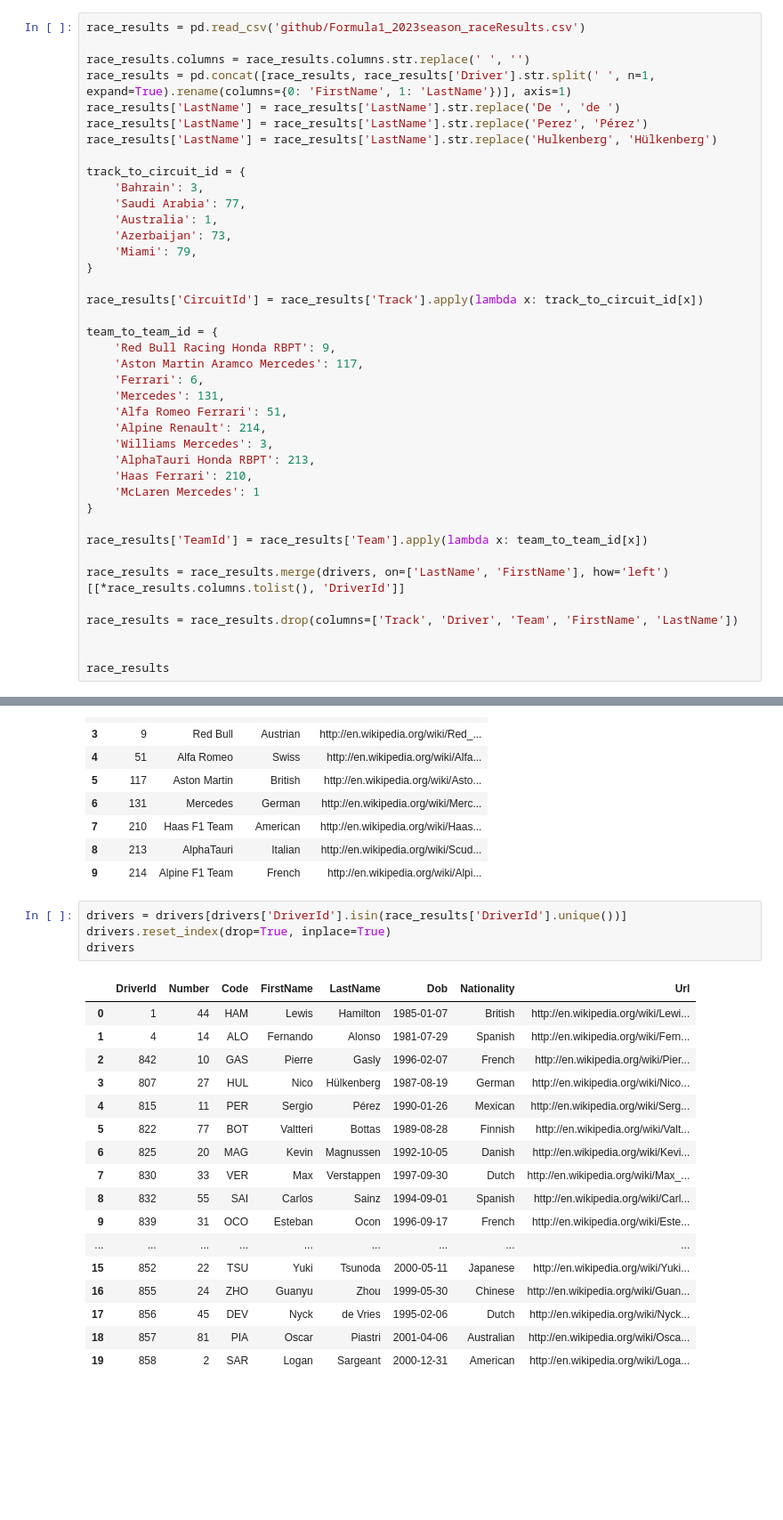
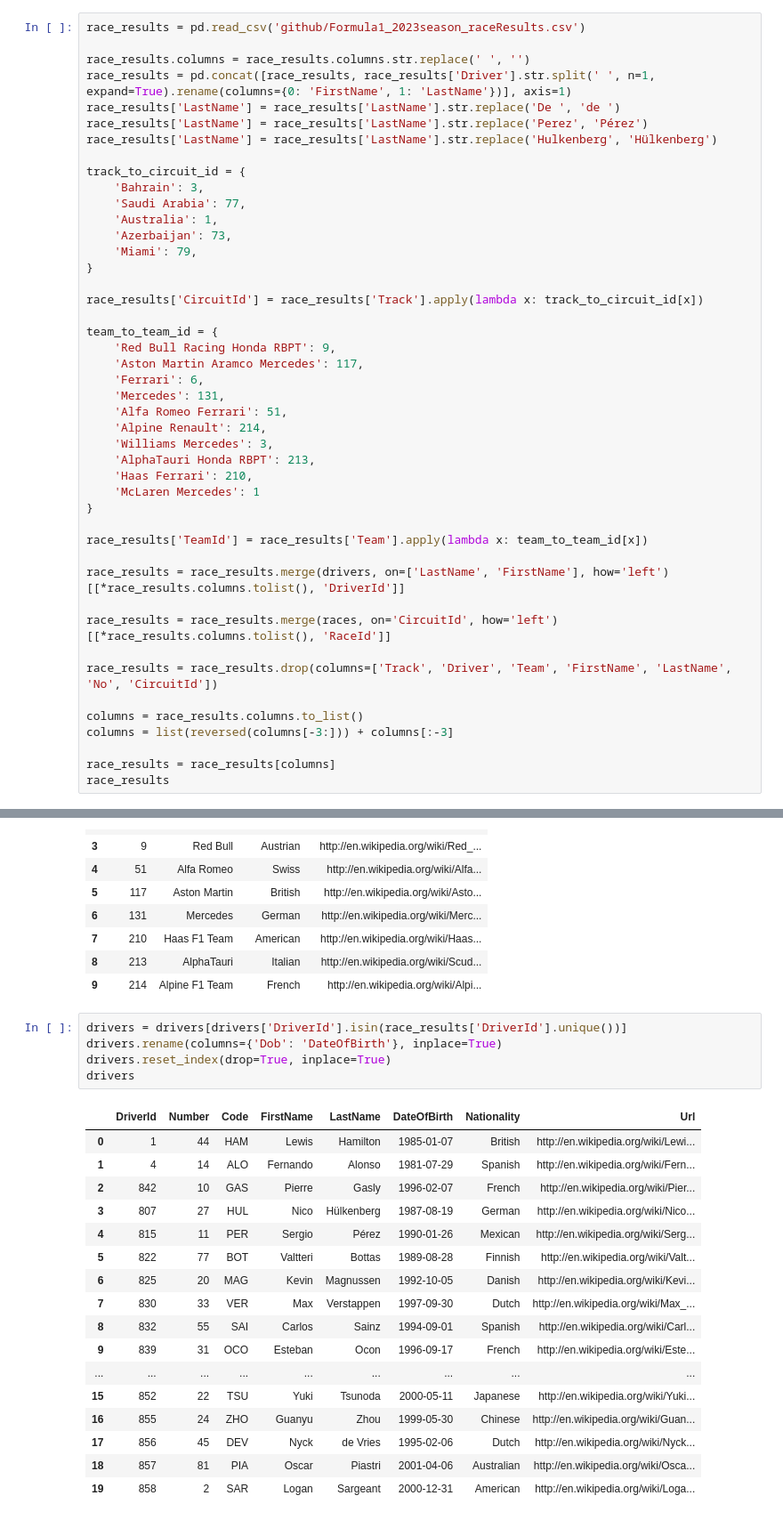
Before and after one commit to arekpaterak/formula1-app, a Jupyter notebook: Formula1/Dataset/cleaning.ipynb, the cells around one changed output, grey strips where cells are left out. Shown: that part at 89% size. Saved outputs shown, nothing was run; the diff lists cells and outputs as text; blank space fills up the shorter version.

```diff
--- a/Formula1/Dataset/cleaning.ipynb
+++ b/Formula1/Dataset/cleaning.ipynb
@@ -109,8 +111,13 @@ race_results['TeamId'] = race_results['Team'].apply(lambda x: team_to_team_id[x]
 
 race_results = race_results.merge(drivers, on=['LastName', 'FirstName'], how='left')[[*race_results.columns.tolist(), 'DriverId']]
 
-race_results = race_results.drop(columns=['Track', 'Driver', 'Team', 'FirstName', 'LastName'])
+race_results = race_results.merge(races, on='CircuitId', how='left')[[*race_results.columns.tolist(), 'RaceId']]
 
+race_results = race_results.drop(columns=['Track', 'Driver', 'Team', 'FirstName', 'LastName', 'No', 'CircuitId'])
 
+columns = race_results.columns.to_list()
+columns = list(reversed(columns[-3:])) + columns[:-3]
+
+race_results = race_results[columns]
 race_results
 # %% [output]
@@ -145,10 +152,11 @@ teams
 | 9 | 214 | Alpine F1 Team | French | http://en.wikipedia.org/wiki/Alpi... |
 # %%
 drivers = drivers[drivers['DriverId'].isin(race_results['DriverId'].unique())]
+drivers.rename(columns={'Dob': 'DateOfBirth'}, inplace=True)
 drivers.reset_index(drop=True, inplace=True)
 drivers
 # %% [output]
-|  | DriverId | Number | Code | FirstName | LastName | Dob | Nationality | Url |
+|  | DriverId | Number | Code | FirstName | LastName | DateOfBirth | Nationality | Url |
 | 0 | 1 | 44 | HAM | Lewis | Hamilton | 1985-01-07 | British | http://en.wikipedia.org/wiki/Lewi... |
 | 1 | 4 | 14 | ALO | Fernando | Alonso | 1981-07-29 | Spanish | http://en.wikipedia.org/wiki/Fern... |
 | 2 | 842 | 10 | GAS | Pierre | Gasly | 1996-02-07 | French | http://en.wikipedia.org/wiki/Pier... |
```
Also changed, not shown: parts of 2 cells of this notebook, 24 other files.
